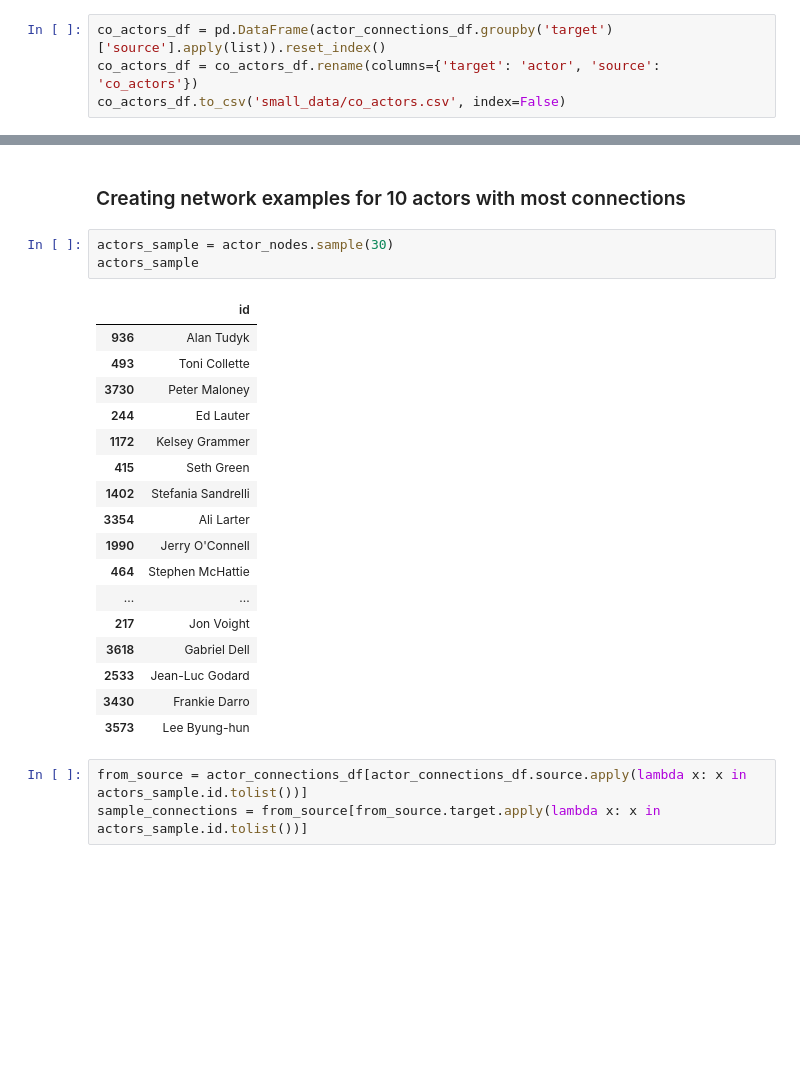
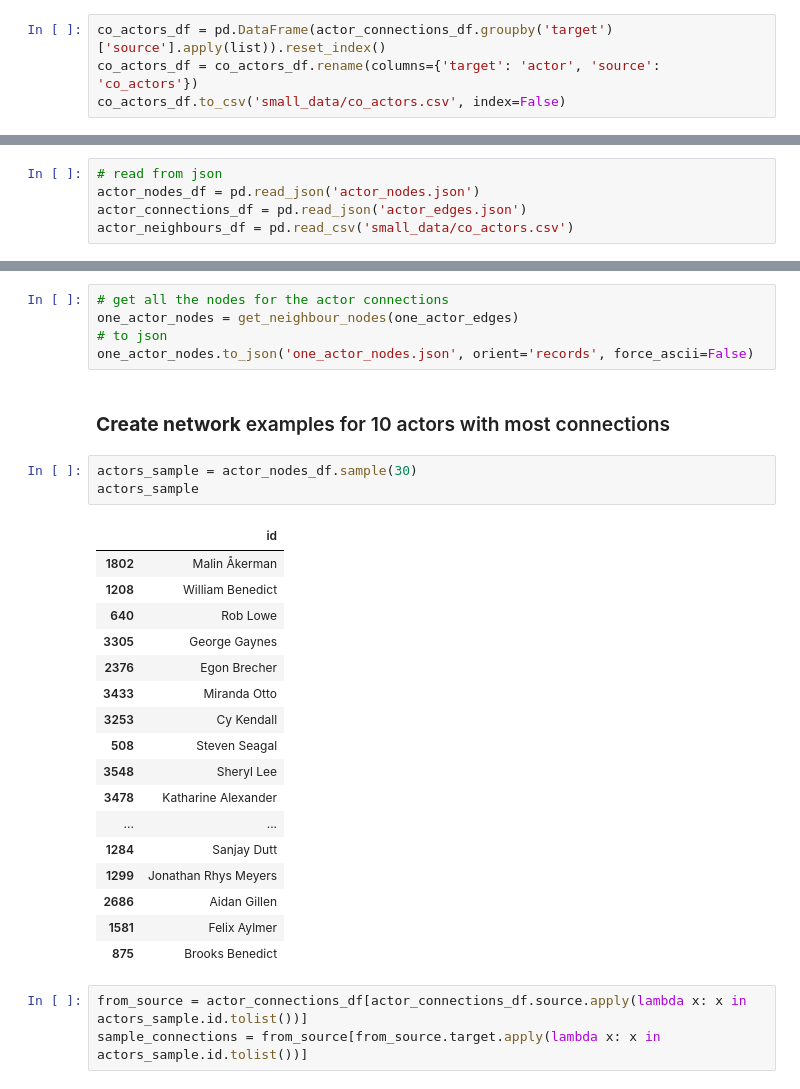
Before and after one commit to com-480-data-visualization/datavis-project-2022-datartists, a Jupyter notebook: actor_network/connection_graph.ipynb, the cells around one changed output, grey strips where cells are left out. Saved outputs shown, nothing was run; the diff lists cells and outputs as text; blank space fills up the shorter version.

```diff
--- a/actor_network/connection_graph.ipynb
+++ b/actor_network/connection_graph.ipynb
@@ -205,0 +157,5 @@ NodeView(('Tom Hanks', 'Lily Tomlin', 'Tony Curtis', 'Susan Sarandon', 'Whoopi G
+# %%
+# read from json
+actor_nodes_df = pd.read_json('actor_nodes.json')
+actor_connections_df = pd.read_json('actor_edges.json')
+actor_neighbours_df = pd.read_csv('small_data/co_actors.csv')
@@ -206,26 +185,31 @@ NodeView(('Tom Hanks', 'Lily Tomlin', 'Tony Curtis', 'Susan Sarandon', 'Whoopi G
+# %%
+# get all the nodes for the actor connections
+one_actor_nodes = get_neighbour_nodes(one_actor_edges)
+# to json
+one_actor_nodes.to_json('one_actor_nodes.json', orient='records', force_ascii=False)
 # %% [markdown]
-### Creating network examples for 10 actors with most connections
+### **Create network** examples for 10 actors with most connections
 # %%
-actors_sample = actor_nodes.sample(30)
+actors_sample = actor_nodes_df.sample(30)
 actors_sample
 # %% [output]
 |  | id |
-| 936 | Alan Tudyk |
-| 493 | Toni Collette |
-| 3730 | Peter Maloney |
-| 244 | Ed Lauter |
-| 1172 | Kelsey Grammer |
-| 415 | Seth Green |
-| 1402 | Stefania Sandrelli |
-| 3354 | Ali Larter |
-| 1990 | Jerry O'Connell |
-| 464 | Stephen McHattie |
+| 1802 | Malin Åkerman |
+| 1208 | William Benedict |
+| 640 | Rob Lowe |
+| 3305 | George Gaynes |
+| 2376 | Egon Brecher |
+| 3433 | Miranda Otto |
+| 3253 | Cy Kendall |
+| 508 | Steven Seagal |
+| 3548 | Sheryl Lee |
+| 3478 | Katharine Alexander |
 | ... | ... |
-| 217 | Jon Voight |
-| 3618 | Gabriel Dell |
-| 2533 | Jean-Luc Godard |
-| 3430 | Frankie Darro |
-| 3573 | Lee Byung-hun |
+| 1284 | Sanjay Dutt |
+| 1299 | Jonathan Rhys Meyers |
+| 2686 | Aidan Gillen |
+| 1581 | Felix Aylmer |
+| 875 | Brooks Benedict |
 # %%
 from_source = actor_connections_df[actor_connections_df.source.apply(lambda x: x in actors_sample.id.tolist())]
 sample_connections = from_source[from_source.target.apply(lambda x: x in actors_sample.id.tolist())]
```
Also changed, not shown: parts of 12 cells of this notebook, 5 other files.
